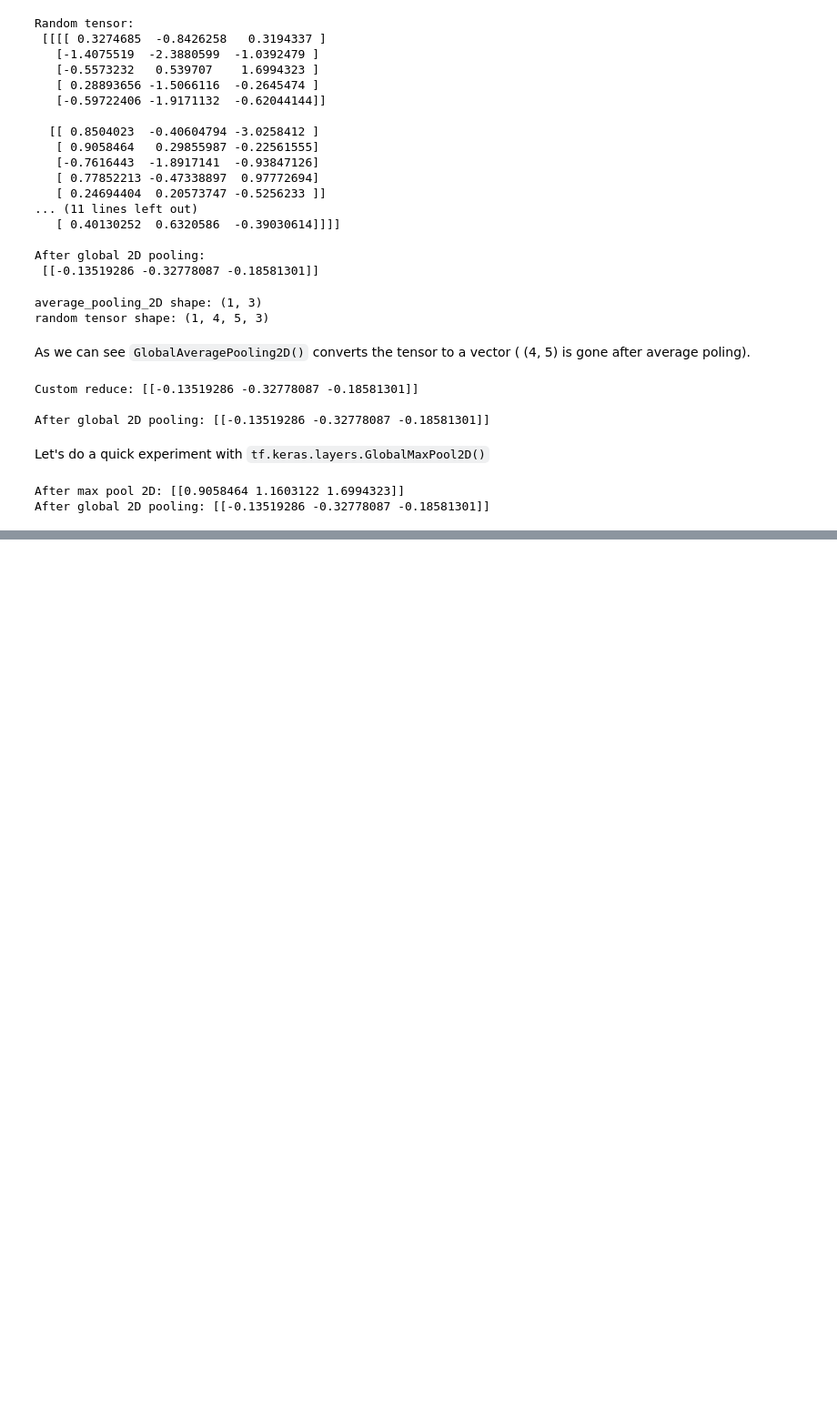
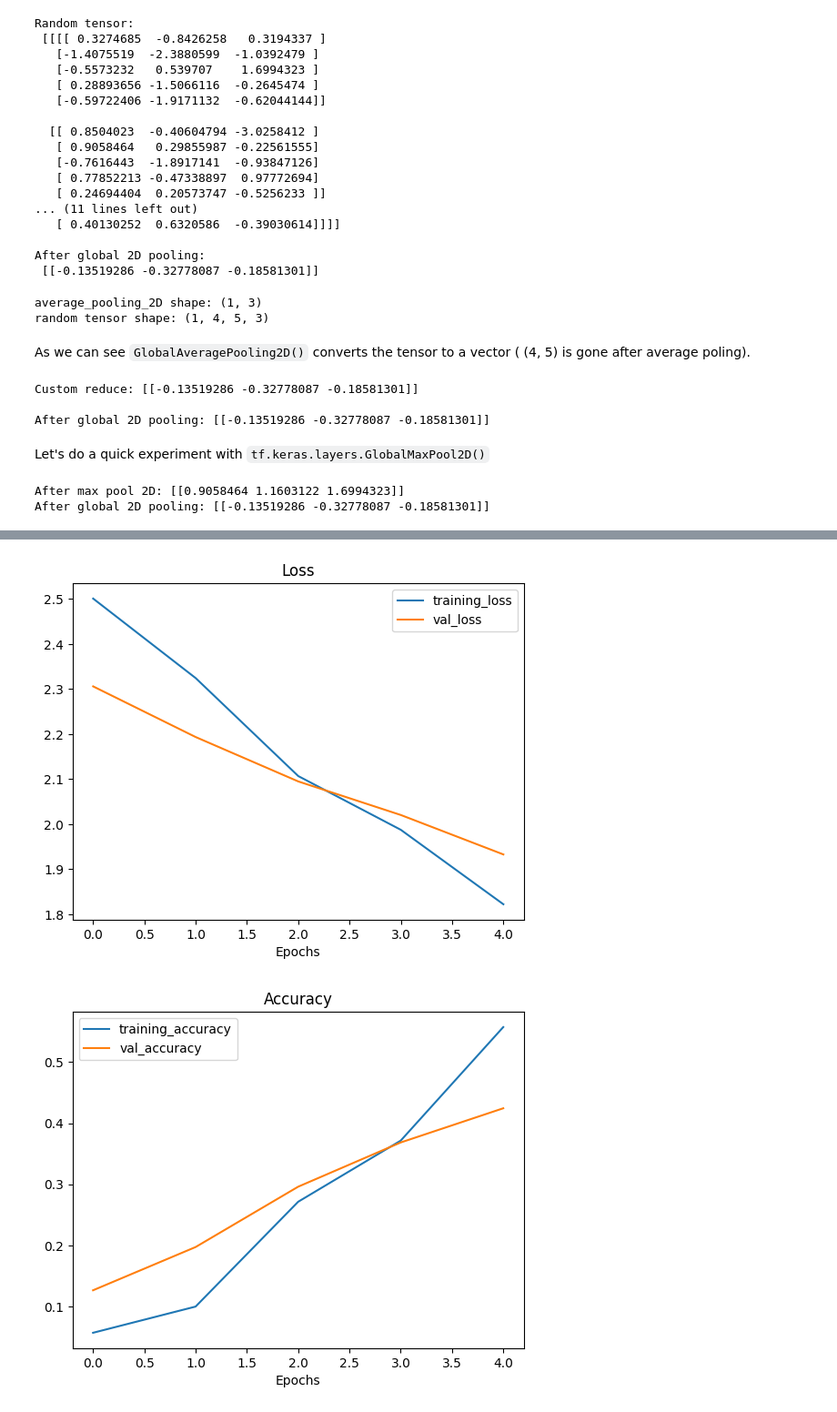
Before and after one commit to jahidul39306/TF_Journey, a Jupyter notebook: 5. Transfer Learning (Fine Tuning)/fine_tuning.ipynb, the cells around one changed output, grey strips where cells are left out. Shown at 91% size. Drawn from its saved outputs; the diff is of its cells as text; code cells hidden in the pictures; blank space fills up the shorter version.

```diff
--- a/5. Transfer Learning (Fine Tuning)/fine_tuning.ipynb
+++ b/5. Transfer Learning (Fine Tuning)/fine_tuning.ipynb
@@ -248,0 +333,26 @@ After global 2D pooling: [[-0.13519286 -0.32778087 -0.18581301]]
+# %%
+input_shape = (224, 224, 3)
+base_model = tf.keras.applications.EfficientNetV2B0(include_top=False)
+base_model.trainable = False
+
+inputs = layers.Input(shape=input_shape, name="input_layer")
+
+x = image_augmentation(inputs)
+
+x = base_model(x, training=False)
+
+x = layers.GlobalAveragePooling2D(name="global_average_pooling_layer")(x)
+
+outputs = layers.Dense(10, activation="softmax", name="output_layer")(x)
+
+model_1 = tf.keras.Model(inputs, outputs)
+# %%
+model_1.compile(loss="categorical_crossentropy",
+                optimizer=tf.keras.optimizers.Adam(),
+                metrics=["accuracy"])
+# %%
+model_1_history = model_1.fit(train_data_1_percent,
+                  epochs=5,
+                  steps_per_epoch=len(train_data_1_percent),
+                  validation_data=test_data,
+                  validation_steps=int(0.25 * len(test_data)))
@@ -248,0 +396,5 @@ After global 2D pooling: [[-0.13519286 -0.32778087 -0.18581301]]
+# %%
+plot_loss_curves(model_1_history)
+# %% [output]
+[figure, added]
+[figure, added]
```
Also changed, not shown: parts of 14 cells of this notebook.
